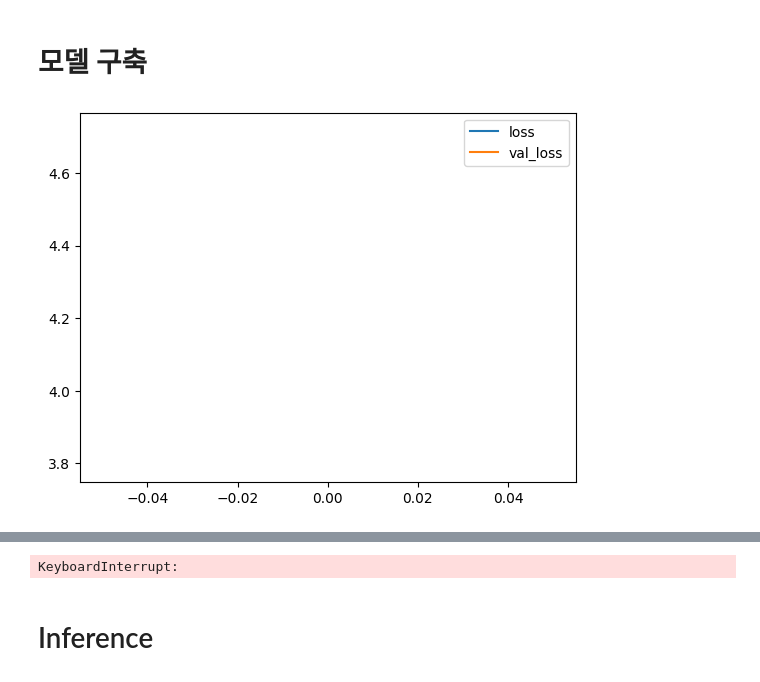
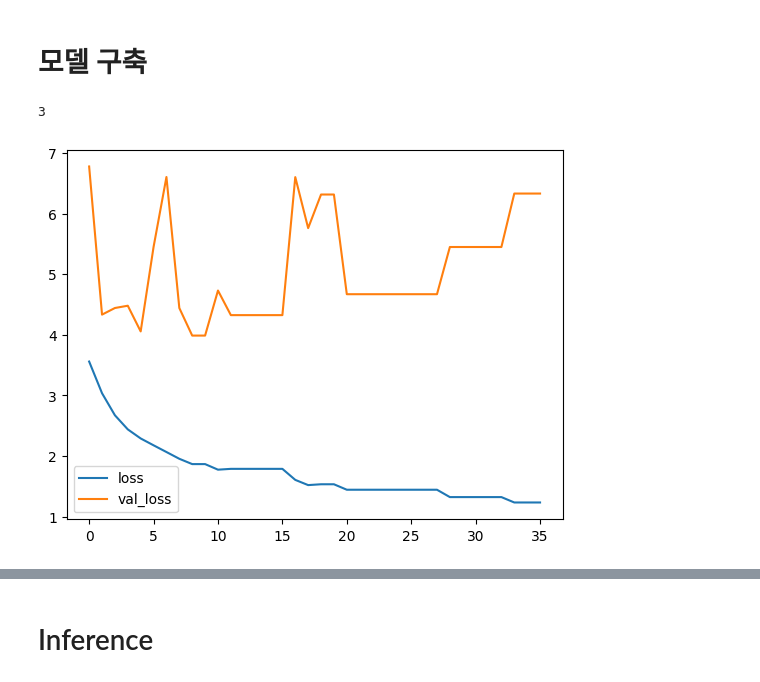
Before and after one commit to crimama/DL_competition_study, a Jupyter notebook: Baseline/class4_Baseline.ipynb, the cells around one changed output, grey strips where cells are left out. Saved outputs shown, nothing was run; the diff lists cells and outputs as text; code cells hidden in the pictures.

```diff
--- a/Baseline/class4_Baseline.ipynb
+++ b/Baseline/class4_Baseline.ipynb
@@ -148,7 +145,7 @@ class DataGenerator(Sequence):
 # model도 하나의 객체이기 때문에 메소드로 만든 뒤 return 하게 할 수 있음
 def model_init(cfg):
     global label_unique #softmax output 갯수 설정 용
-    res50 = applications.ResNet50(weights='imagenet', include_top=False, input_shape=(cfg['img_size'], cfg['img_size'],3)) #size -> 256, 256
+    res50 = applications.EfficientNetB0(weights='imagenet', include_top=False, input_shape=(cfg['img_size'], cfg['img_size'],3)) #size -> 256, 256
     res50.trainable = True
 
     img_input = layers.Input(shape = (cfg['img_size'],cfg['img_size'],3))
@@ -163,9 +160,17 @@ def model_init(cfg):
     out = layers.Dense(len(label_unique),activation='softmax')(x)
     model = keras.Model(img_input,out)
     return model
+# %%
+loss =1
+val_loss = 2
+a = 3
+
+if loss < a or val_loss > a :
+    print(a)
+# %% [output]
+3
 # %%
 #콜백
-
 class PlotLosses(Callback):
 
   def on_train_begin(self, logs={}):
@@ -178,8 +183,15 @@ class PlotLosses(Callback):
 
   def on_epoch_end(self, epoch, logs={}):
     self.epochs.append(epoch)
-    self.losses.append(logs.get('loss'))
-    self.val_losses.append(logs.get('val_loss'))
+    loss = logs.get('loss')
+    val_loss = logs.get('val_loss')
+    if epoch > 0:
+      if loss > self.losses[0] or val_loss > self.val_losses[0] :
+        loss = self.losses[epoch-1]
+        val_loss = self.val_losses[epoch-1]
+
+    self.losses.append(loss)
+    self.val_losses.append(val_loss)
 
     clear_output(wait=True)
     plt.plot(self.epochs, self.losses, label="loss")
@@ -195,33 +207,34 @@ cfg['lr'] = 1e-3
 cfg['batch_size'] = 16
 cfg['seed'] = 42
 cfg['img_size'] = 256
 cfg['data_dir'] = './Data'
 
 
 #데이터 전처리 및 로더 부문
 [train_x, train_y],[valid_x,valid_y],label_decoder  = data_preprocess(cfg['data_dir'])
-train_loader = DataGenerator(train_x,train_y,cfg['data_dir'],cfg['img_size'],cfg['batch_size'])
+augment = transforms.Compose([transforms.RandomCrop(cfg['img_size'])])
+train_loader = DataGenerator(train_x,train_y,cfg['data_dir'],cfg['img_size'],cfg['batch_size'],shuffle=True,augmentation=augment)
 valid_loader = DataGenerator(valid_x,valid_y,cfg['data_dir'],cfg['img_size'],cfg['batch_size'])
 label_unique = np.unique(train_loader.labels) #model softmax output 갯수 설정 용
 
 
 model = model_init(cfg)
 #call backs 선언
 plot_losses = PlotLosses()
 
 #모델 학습 용 객체들 선언
 optimizer = tf.optimizers.Adam(learning_rate = cfg['lr'])
-loss_fn = 'sparse_categorical_crossentropy'
+loss_fn = 'sparse_categorical_crossentropy'`
 model.compile(optimizer=optimizer,loss = loss_fn,metrics=['accuracy'])
 #제너레이터를 사용하는 경우 x,y 따로 설정 하지 않고 batch_size도 따로 설정하지 않음
 #제너레이터 안에 모두 있기 때문에 model.fit 안에 넣어주면 자동으로 해줌
 model.fit(train_loader,
           validation_data = valid_loader,
           epochs = cfg['epochs'],
           verbose = 1,
           callbacks = [plot_losses],
           )
 #학습한 모델 저장
 model.save('model.h5')
 # %% [output]
-[figure, old version]
+[figure, new version]
@@ -231,4 +244,3 @@ Epoch 2/50
-KeyboardInterrupt:
 # %% [markdown]
 # Inference
 # %%
```
Also changed, not shown: parts of 2 cells of this notebook.
